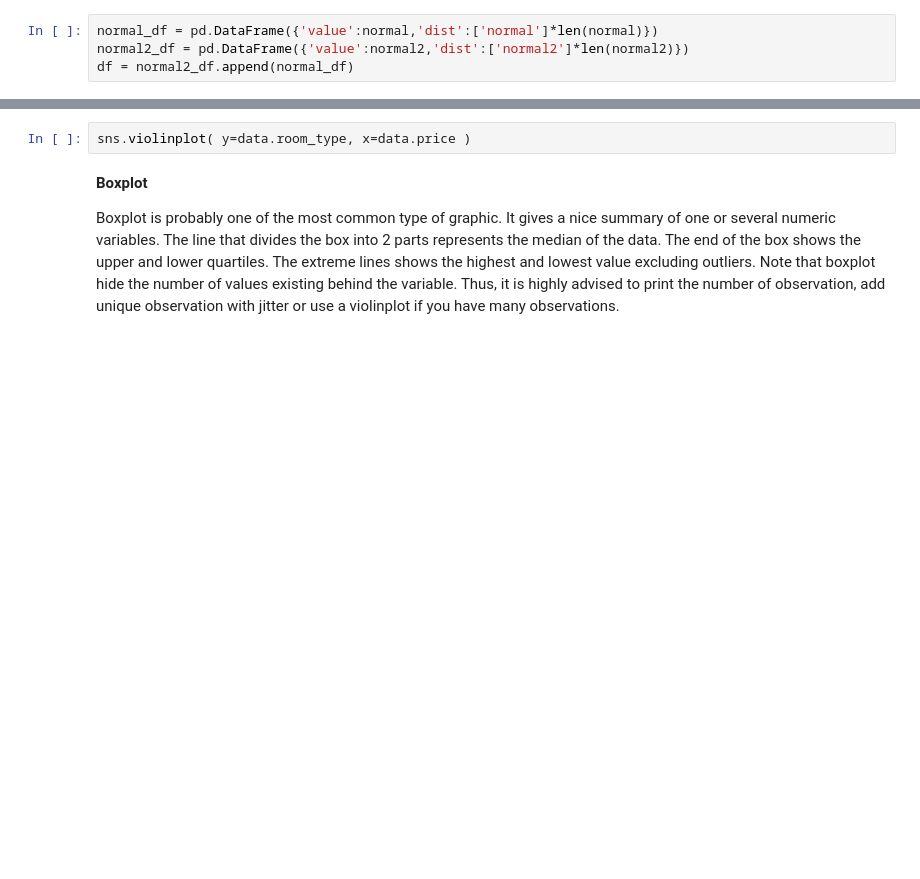
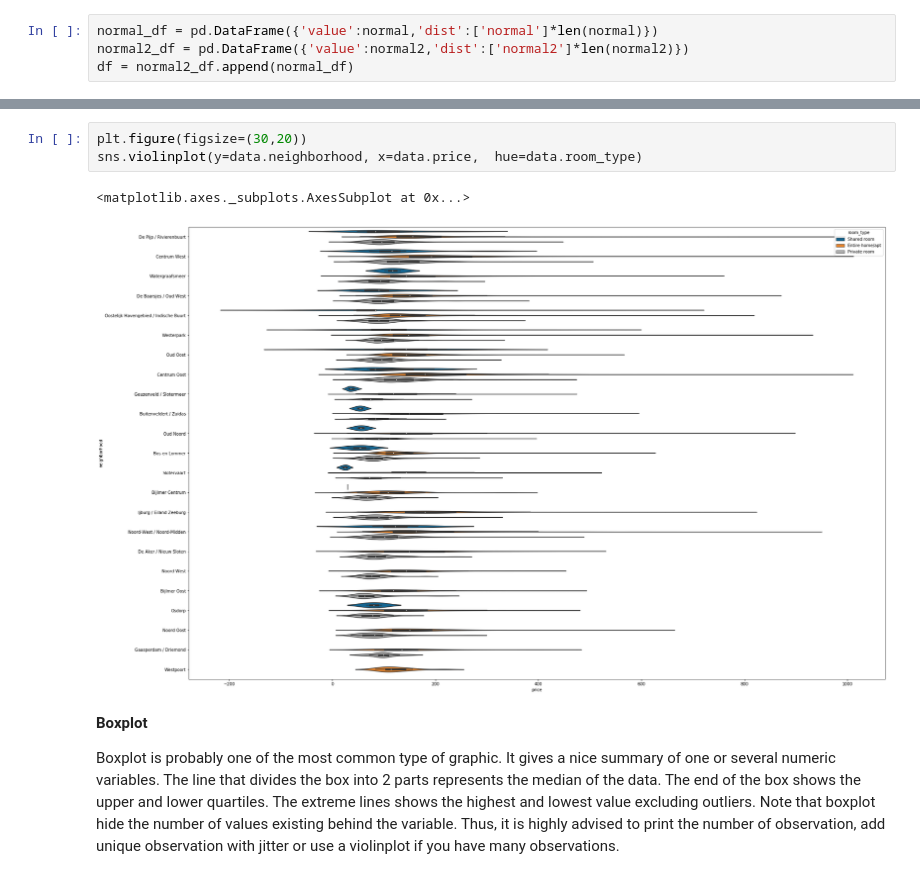
Before and after one commit to MaastrichtU-Library/data-science-bootcamp, a Jupyter notebook: notebooks/4 - Exploratory Analysis and Visualization.ipynb, the cells around one changed output, grey strips where cells are left out. Saved outputs shown, nothing was run; the diff lists cells and outputs as text; blank space fills up the shorter version.

```diff
--- a/notebooks/4 - Exploratory Analysis and Visualization.ipynb
+++ b/notebooks/4 - Exploratory Analysis and Visualization.ipynb
@@ -87,5 +177,9 @@ df = normal2_df.append(normal_df)
 # %%
-sns.violinplot( y=data.room_type, x=data.price )
+plt.figure(figsize=(30,20))
+sns.violinplot(y=data.neighborhood, x=data.price,  hue=data.room_type)
+# %% [output]
+<matplotlib.axes._subplots.AxesSubplot at 0x...>
+[figure, added]
 # %% [markdown]
 **Boxplot**
 
```
Also changed, not shown: parts of 53 cells of this notebook, 2 other files.
